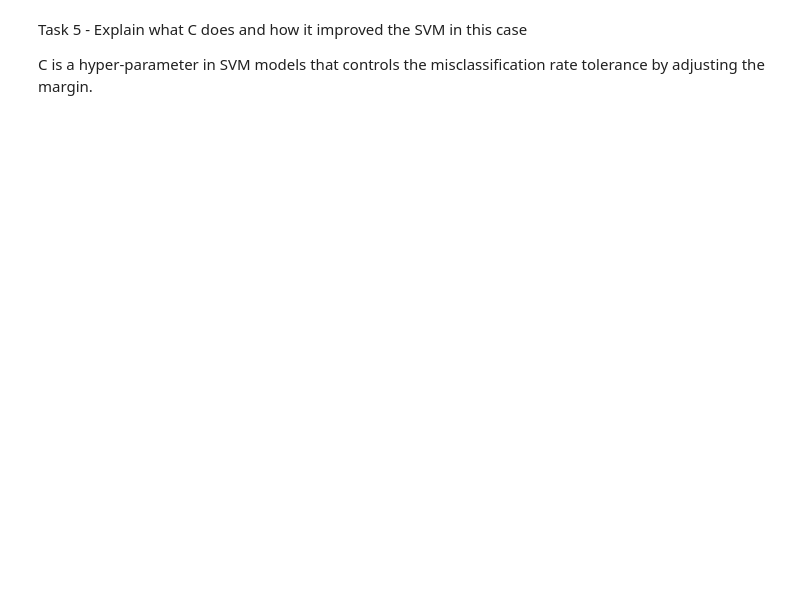
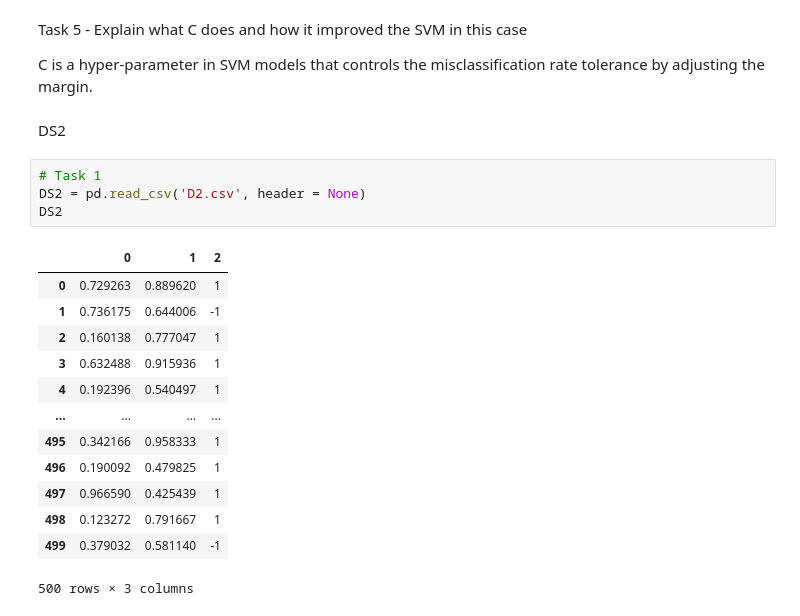
Before and after one commit to asif-jc/Support-Vector-Machine, a Jupyter notebook: Linear SVM Model.ipynb, the cells around one changed output. Cells and saved outputs as stored; diff of their text form; blank space fills up the shorter version.

```diff
--- a/Linear SVM Model.ipynb
+++ b/Linear SVM Model.ipynb
@@ -110,3 +124,23 @@ Accuracy on Testing Set: 90.00%
 Task 5 - Explain what C does and how it improved the SVM in this case
 
 C is a hyper-parameter in SVM models that controls the misclassification rate tolerance by adjusting the margin.
+# %% [markdown]
+DS2
+# %%
+# Task 1
+DS2 = pd.read_csv('D2.csv', header = None)
+DS2
+# %% [output]
+|  | 0 | 1 | 2 |
+| 0 | 0.729263 | 0.889620 | 1 |
+| 1 | 0.736175 | 0.644006 | -1 |
+| 2 | 0.160138 | 0.777047 | 1 |
+| 3 | 0.632488 | 0.915936 | 1 |
+| 4 | 0.192396 | 0.540497 | 1 |
+| ... | ... | ... | ... |
+| 495 | 0.342166 | 0.958333 | 1 |
+| 496 | 0.190092 | 0.479825 | 1 |
+| 497 | 0.966590 | 0.425439 | 1 |
+| 498 | 0.123272 | 0.791667 | 1 |
+| 499 | 0.379032 | 0.581140 | -1 |
+500 rows × 3 columns
```
Also changed, not shown: parts of 3 cells of this notebook, 1 other file.
